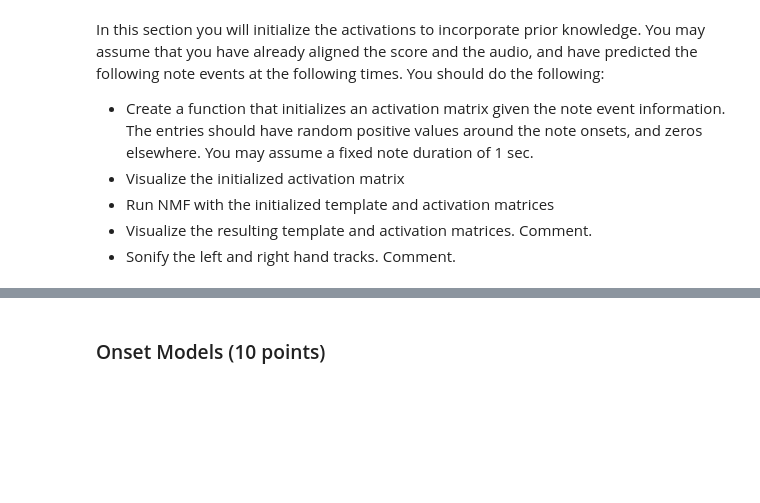
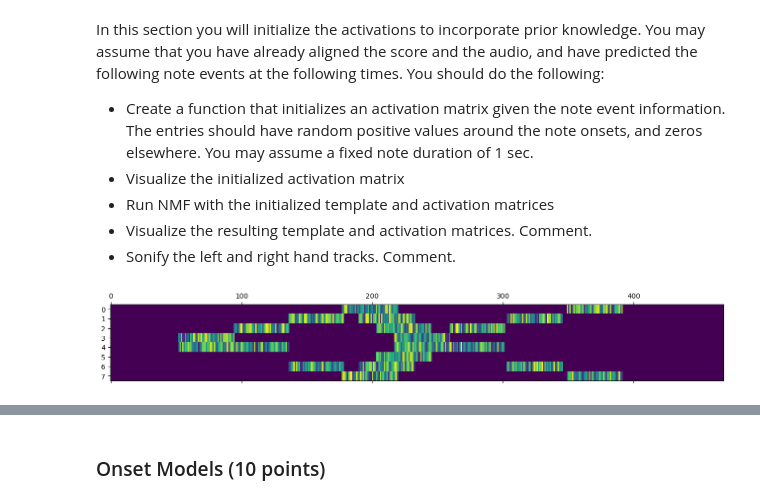
Before and after one commit to rafael-burger/E207-HW8, a Jupyter notebook: hw8.ipynb, the cells around one changed output, grey strips where cells are left out. Drawn from its saved outputs; the diff is of its cells as text; code cells hidden in the pictures; blank space fills up the shorter version.

```diff
--- a/hw8.ipynb
+++ b/hw8.ipynb
@@ -195,3 +202,22 @@ noteEvents = [(3, 1.23), (4, 1.23), (2, 2.19), (4, 2.19), (1, 3.16), (6, 3.16),
               (0, 4.12), (7, 4.12), (1, 4.42), (6, 4.42), (2, 4.72), (5, 4.72),
               (3, 5.05), (4, 5.05), (2, 6.02), (4, 6.02), (1, 7.05), (6, 7.05),
               (0, 8.11), (7, 8.11)]
+# %%
+### INITIALIZE ACTIVATIONS TO INCORPORATE PRIOR KNOWLEDGE
+H_prior_init = np.zeros((R, M))
+
+def getAudioFrame(timestamp, fs, hop):
+    audio_frame = timestamp * fs / hop
+    return int(audio_frame)
+
+for i in range(len(noteEvents)):
+    template = noteEvents[i][0]
+    timestamp = noteEvents[i][1]
+    audio_frame = getAudioFrame(timestamp = timestamp, fs = fs, hop = hop_size)
+    frame_duration = getAudioFrame(timestamp = 1, fs = fs, hop = hop_size)
+    H_prior_init[template, audio_frame:audio_frame+frame_duration] = np.random.random_sample(frame_duration) + 0.1
+
+plt.matshow(H_prior_init, aspect = 'auto')
+plt.show()
+# %% [output]
+[figure, added]
```
Also changed, not shown: parts of 6 cells of this notebook.
